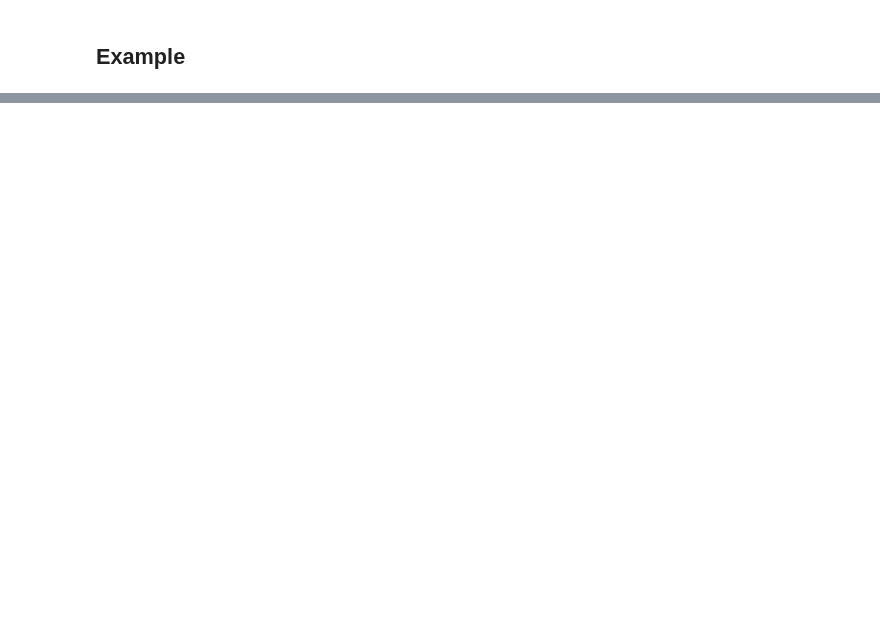
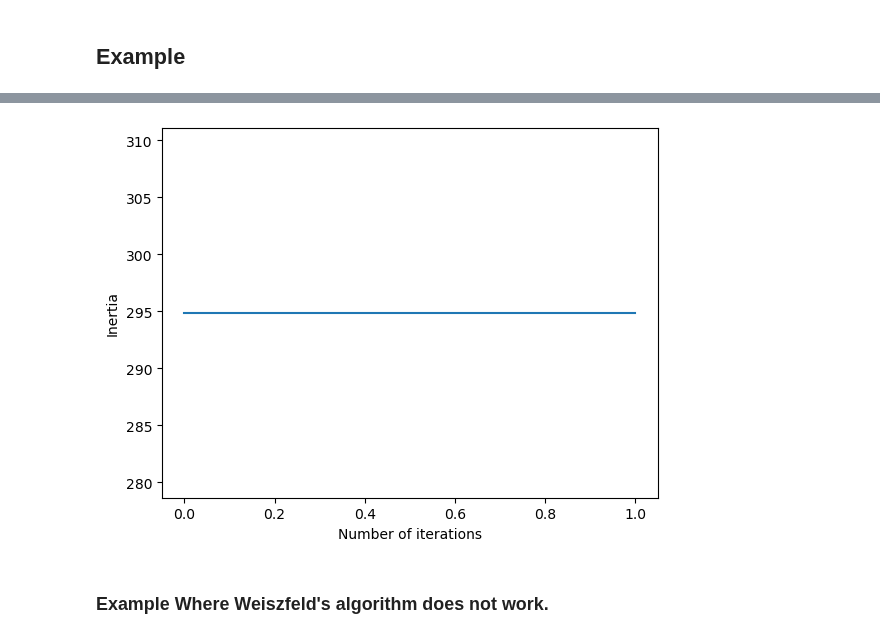
Before and after one commit to roomate/ML_from_scratch, a Jupyter notebook: clustering.ipynb, the cells around one changed output, grey strips where cells are left out. Drawn from its saved outputs; the diff is of its cells as text; code cells hidden in the pictures; blank space fills up the shorter version.

```diff
--- a/clustering.ipynb
+++ b/clustering.ipynb
@@ -994,0 +1439,6 @@ It solves the same optimization problem as K-MEANS, but with $L^1$ distance rath
+# %%
+kmedian.plot_history()
+# %% [output]
+[figure, added]
+# %% [markdown]
+### Example Where Weiszfeld's algorithm does not work.
```
Also changed, not shown: parts of 22 cells of this notebook.
